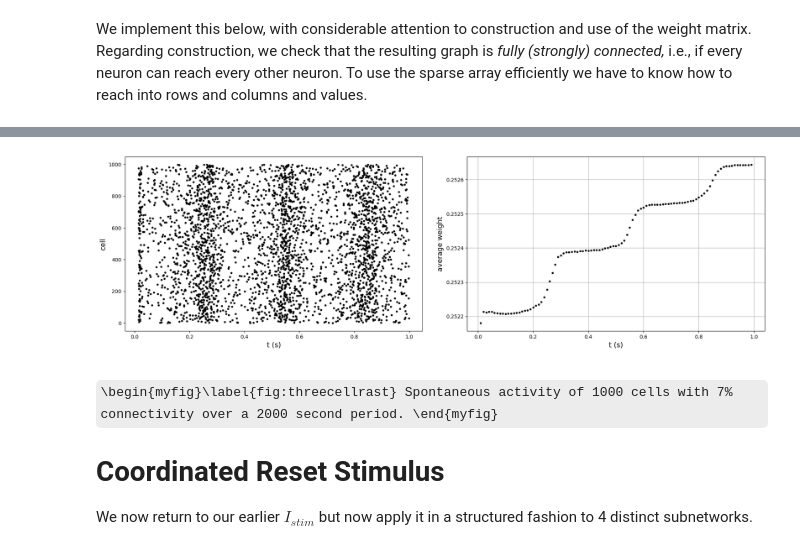
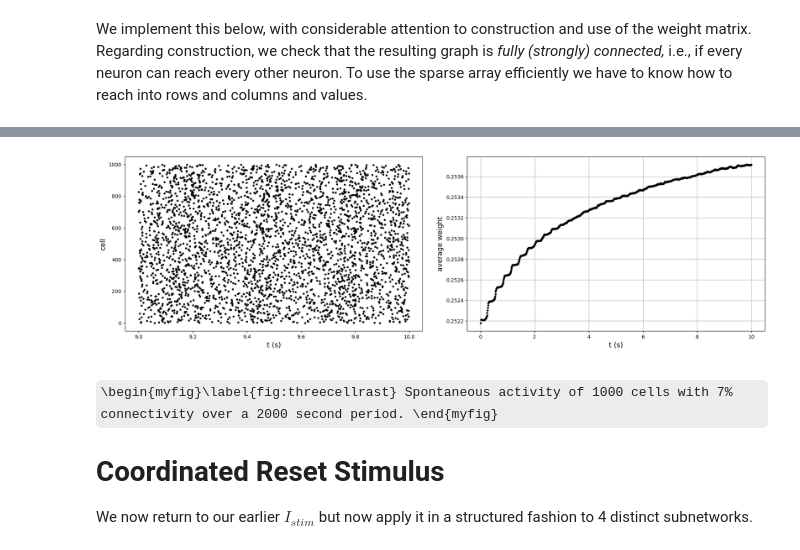
Before and after one commit to steve-cox-LA/EGlove, a Jupyter notebook: TassPlatform.ipynb, the cells around one changed output, grey strips where cells are left out. Cells and saved outputs as stored; diff of their text form; code cells hidden in the pictures; some formulas as TeX source.

```diff
--- a/TassPlatform.ipynb
+++ b/TassPlatform.ipynb
@@ -881,7 +881,7 @@ plt.subplots_adjust(right=3, left=0.25, wspace=0.15, top=1, bottom=0)
 
 rng = np.random.default_rng(12345)
 
-Tfin = 1e3
+Tfin = 10e3
 dt = 0.1
 Nt = math.ceil(Tfin/dt)
 tausyn = 1
@@ -1042,4 +1042,4 @@ Elapsed time: 4.443517 seconds
-[figure, old version]
+[figure, new version]
 # %% [markdown]
 \begin{myfig}\label{fig:threecellrast} Spontaneous activity of 1000 cells with 7% connectivity over a 2000 second period. \end{myfig}
 
```
Also changed, not shown: parts of 2 cells of this notebook.
